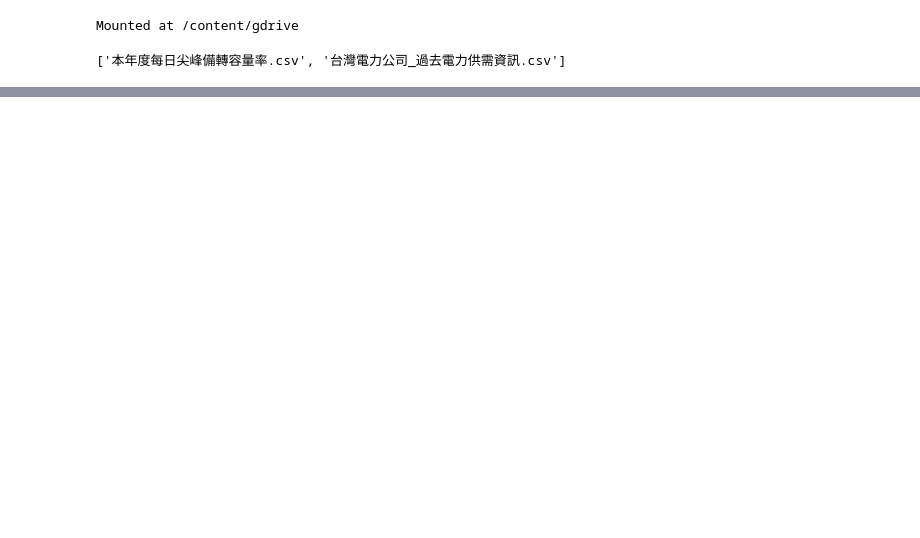
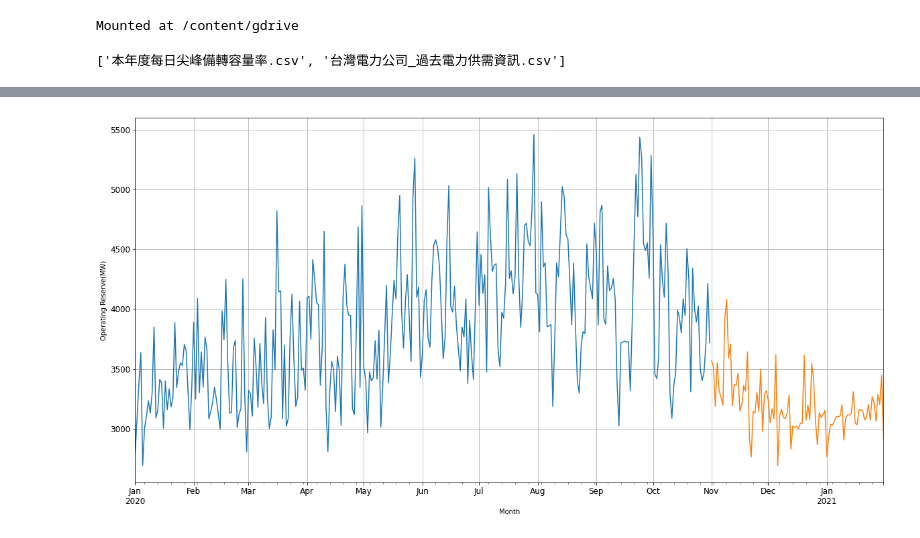
Before and after one commit to Howeng98/DSAI_HW1, a Jupyter notebook: DSAI_hw1.ipynb, the cells around one changed output, grey strips where cells are left out. Cells and saved outputs as stored; diff of their text form; code cells hidden in the pictures; blank space fills up the shorter version.

```diff
--- a/DSAI_hw1.ipynb
+++ b/DSAI_hw1.ipynb
@@ -165,0 +43,29 @@ print(rms)
+# %%
+df = pd.read_csv(os.path.join(main_path,'台灣電力公司_過去電力供需資訊.csv'))
+df = df[['日期','備轉容量(MW)']]
+df['日期'] = df['日期'].apply(str)
+# print(df.head(10))
+df['日期'] = pd.to_datetime(df['日期'], format='%Y%m%d')
+
+train = df[df['日期'] <=  '2020-10-31']
+valid = df[df['日期'] > '2020-10-31']
+test = df[:7]
+test['備轉容量(MW)'][:7] = 0
+
+for idx in range(7):
+  test['日期'][idx] = '2021-03-' + str(idx+23)
+
+# print(train.head(10))
+# print(valid.head(40))
+# print(test.head(10))
+
+
+# 2020 got 366 days ( @.@ )
+train = train.set_index(pd.DatetimeIndex(pd.to_datetime(train['日期'])))
+train = train.resample('D').sum()
+
+valid = valid.set_index(pd.DatetimeIndex(pd.to_datetime(valid['日期'])))
+valid = valid.resample('D').sum()
+
+test = test.set_index(pd.DatetimeIndex(pd.to_datetime(test['日期'])))
+test = test.resample('D').sum()
@@ -165,0 +93,11 @@ print(rms)
+# %%
+# Plotting data
+train['備轉容量(MW)'].plot(figsize=(20, 10), fontsize=12)
+valid['備轉容量(MW)'].plot(figsize=(20, 10), fontsize=12)
+# test['備轉容量(MW)'].plot(figsize=(20, 10), fontsize=12)
+plt.xlabel('Month')
+plt.ylabel('Operating Reserve(MW)')
+plt.grid(True)
+plt.show()
+# %% [output]
+[figure, added]
```
Also changed, not shown: parts of 17 cells of this notebook.
